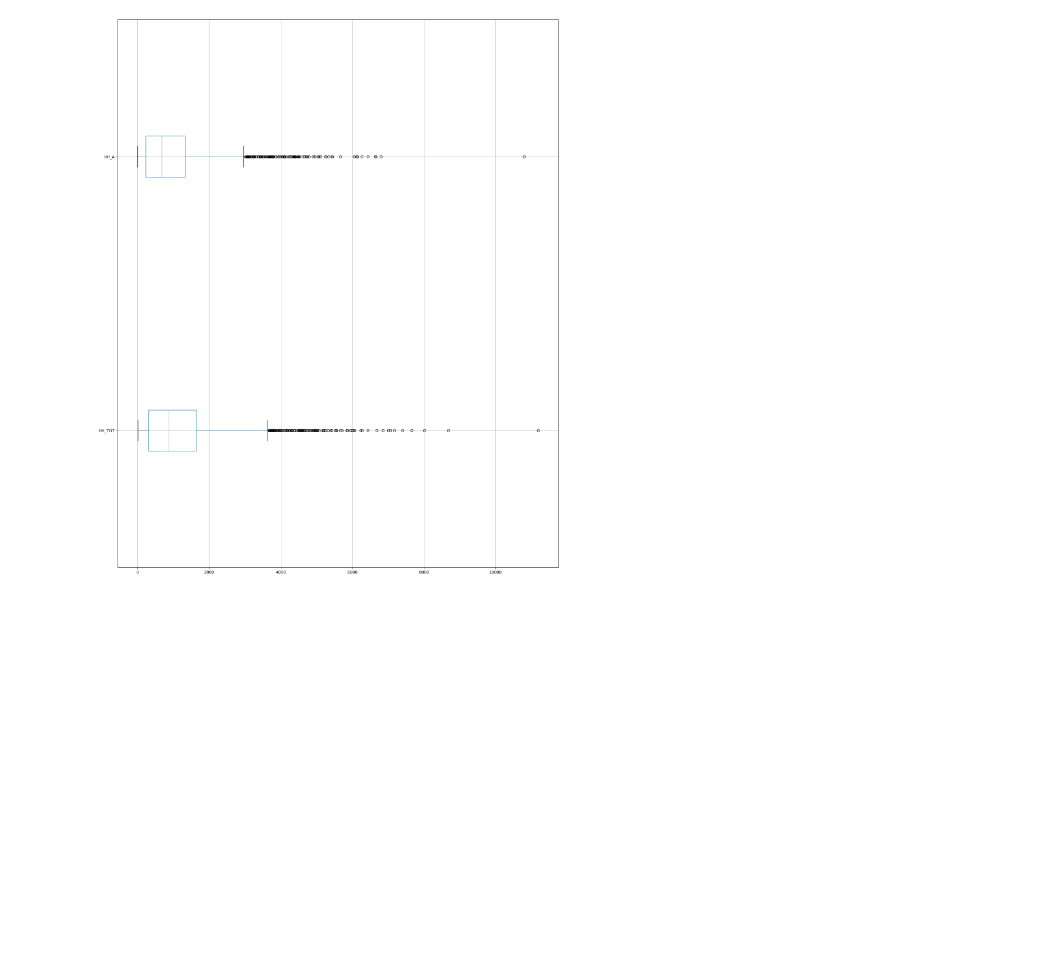
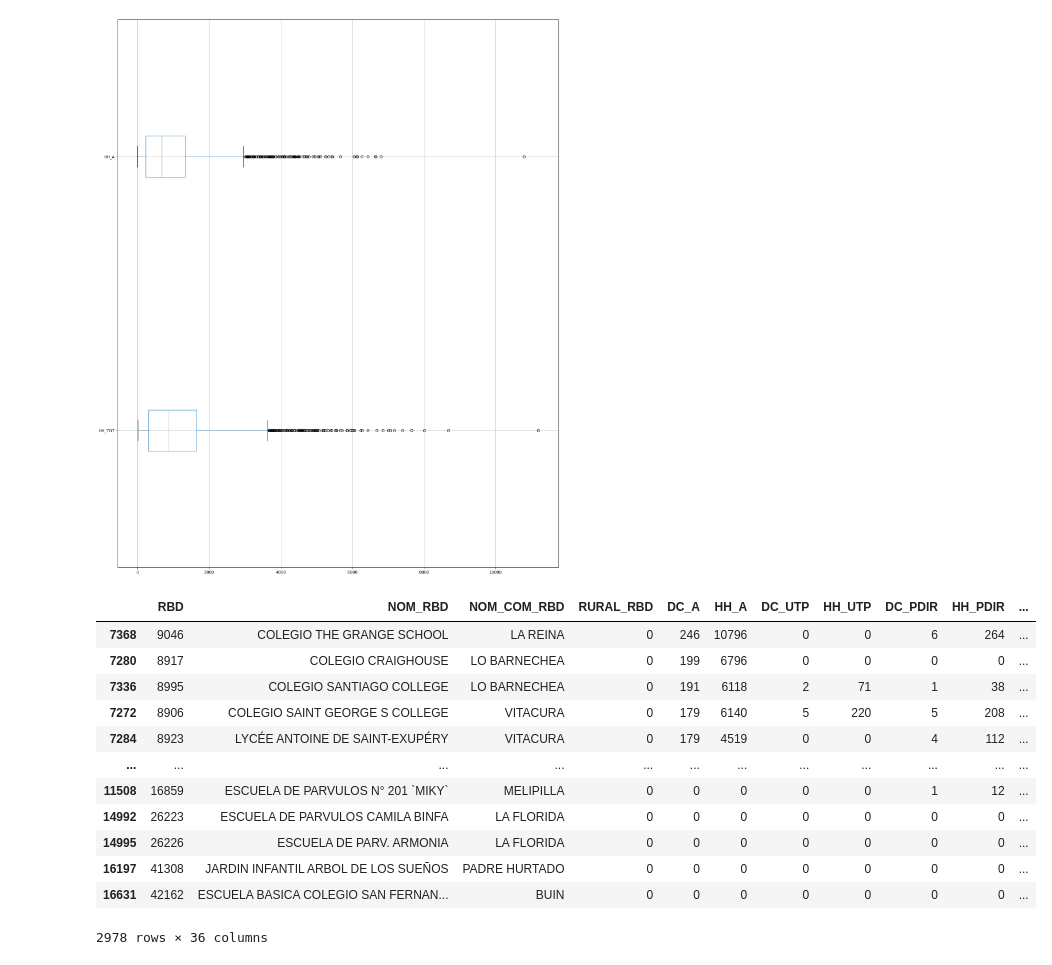
Before and after one commit to catalina1306/Los_chuquicamata, a Jupyter notebook: exploracion/dotacion/Docentes.ipynb, the cells around one changed output. Saved outputs shown, nothing was run; the diff lists cells and outputs as text; code cells hidden in the pictures; blank space fills up the shorter version.

```diff
--- a/exploracion/dotacion/Docentes.ipynb
+++ b/exploracion/dotacion/Docentes.ipynb
@@ -149,4 +149,20 @@ df_docentesplot.boxplot(figsize=(20, 25), vert=False)
 # %% [output]
 <Axes: >
 [figure]
+# %%
+df_docentes.sort_values(by=['DC_A'],ascending=False)
+# %% [output]
+|  | RBD | NOM_RBD | NOM_COM_RBD | RURAL_RBD | DC_A | HH_A | DC_UTP | HH_UTP | DC_PDIR | HH_PDIR | ... |
+| 7368 | 9046 | COLEGIO THE GRANGE SCHOOL | LA REINA | 0 | 246 | 10796 | 0 | 0 | 6 | 264 | ... |
+| 7280 | 8917 | COLEGIO CRAIGHOUSE | LO BARNECHEA | 0 | 199 | 6796 | 0 | 0 | 0 | 0 | ... |
+| 7336 | 8995 | COLEGIO SANTIAGO COLLEGE | LO BARNECHEA | 0 | 191 | 6118 | 2 | 71 | 1 | 38 | ... |
+| 7272 | 8906 | COLEGIO SAINT GEORGE S COLLEGE | VITACURA | 0 | 179 | 6140 | 5 | 220 | 5 | 208 | ... |
+| 7284 | 8923 | LYCÉE ANTOINE DE SAINT-EXUPÉRY | VITACURA | 0 | 179 | 4519 | 0 | 0 | 4 | 112 | ... |
+| ... | ... | ... | ... | ... | ... | ... | ... | ... | ... | ... | ... |
+| 11508 | 16859 | ESCUELA DE PARVULOS N° 201 `MIKY` | MELIPILLA | 0 | 0 | 0 | 0 | 0 | 1 | 12 | ... |
+| 14992 | 26223 | ESCUELA DE PARVULOS CAMILA BINFA | LA FLORIDA | 0 | 0 | 0 | 0 | 0 | 0 | 0 | ... |
+| 14995 | 26226 | ESCUELA DE PARV. ARMONIA | LA FLORIDA | 0 | 0 | 0 | 0 | 0 | 0 | 0 | ... |
+| 16197 | 41308 | JARDIN INFANTIL ARBOL DE LOS SUEÑOS | PADRE HURTADO | 0 | 0 | 0 | 0 | 0 | 0 | 0 | ... |
+| 16631 | 42162 | ESCUELA BASICA COLEGIO SAN FERNAN... | BUIN | 0 | 0 | 0 | 0 | 0 | 0 | 0 | ... |
+2978 rows × 36 columns
 # %%
```
Also changed, not shown: parts of 2 cells of this notebook, 2 other files.
